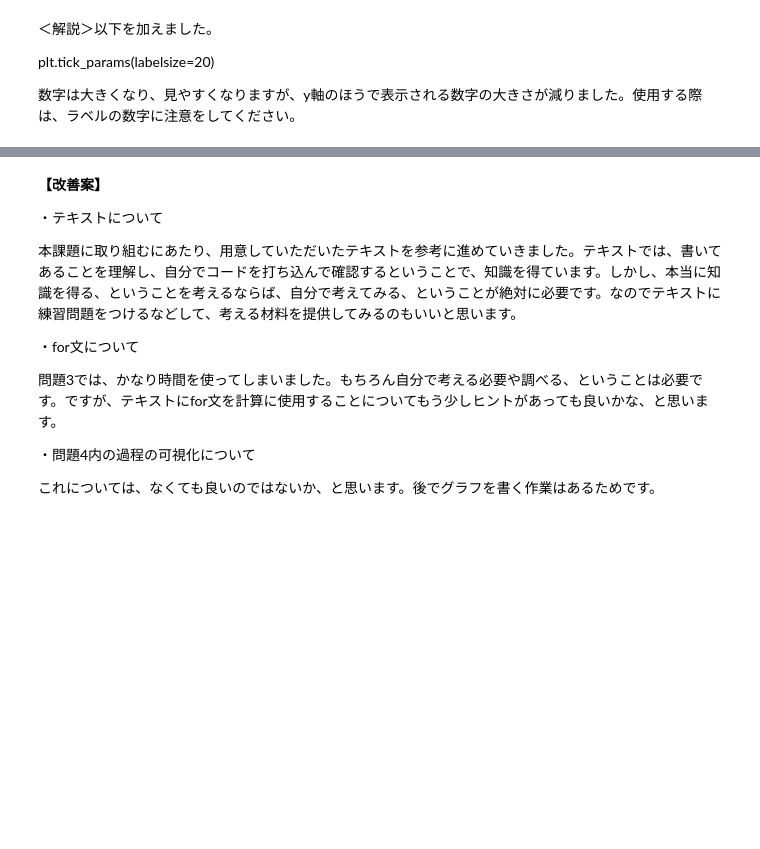
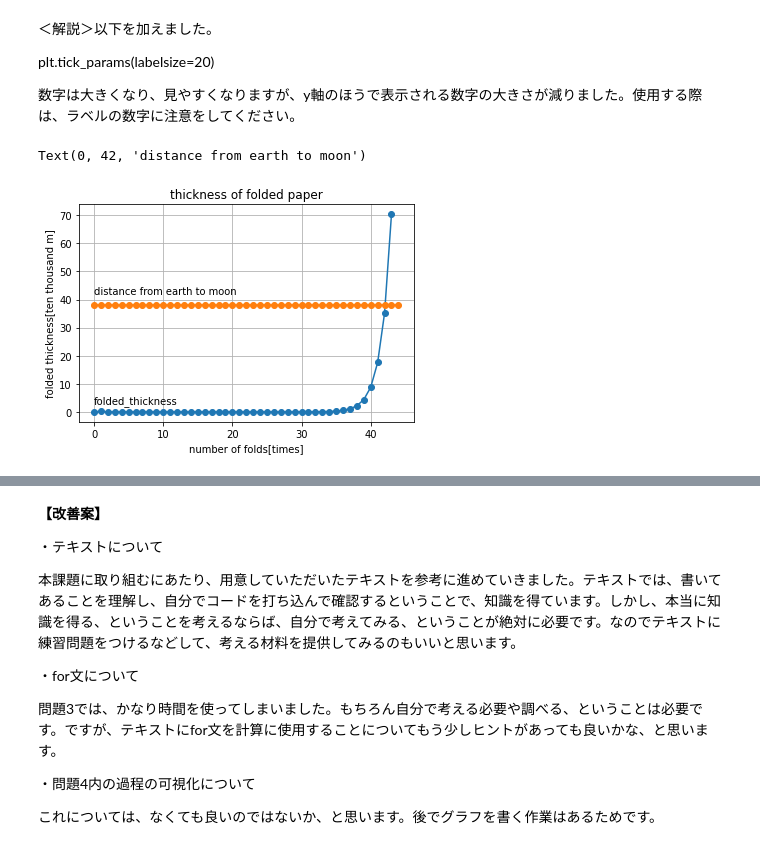
Before and after one commit to naotohirai/worksample, a Jupyter notebook: 2_example_answer.ipynb, the cells around one changed output, grey strips where cells are left out. Cells and saved outputs as stored; diff of their text form; code cells hidden in the pictures; blank space fills up the shorter version.

```diff
--- a/2_example_answer.ipynb
+++ b/2_example_answer.ipynb
@@ -253,3 +252,37 @@ plt.plot(folded_thickness)
 plt.tick_params(labelsize=20)
 
 数字は大きくなり、見やすくなりますが、y軸のほうで表示される数字の大きさが減りました。使用する際は、ラベルの数字に注意をしてください。
+# %%
+number_of_folds = []
+for i in range(43):
+  number_of_folds.append(i+1)
+
+folded_thickness = []
+folded_thickness.append(0.08)
+folded_thickness.append(0.08 * 2)
+x = y = 2
+for i in range(42):
+  x *= y
+  folded_thickness.append(0.08 * x/10000000000)
+
+distance_from_earth_to_moon = []
+for i in range(45):
+  distance_from_earth_to_moon.append(38)
+
+import matplotlib.pyplot as plt
+%matplotlib inline
+
+
+plt.title("thickness of folded paper")
+plt.xlabel("number of folds[times]")
+plt.ylabel("folded thickness[ten thousand m]")
+plt.rcParams["xtick.direction"] = 'out'
+plt.rcParams["ytick.direction"] = 'out'
+plt.grid(True)
+plt.plot(folded_thickness, 'o-')
+plt.plot(distance_from_earth_to_moon, 'o-')
+plt.text(0, 3, "folded_thickness")
+plt.text(0, 42, "distance from earth to moon")
+# %% [output]
+Text(0, 42, 'distance from earth to moon')
+[figure, added]
```
Also changed, not shown: parts of 2 cells of this notebook.
